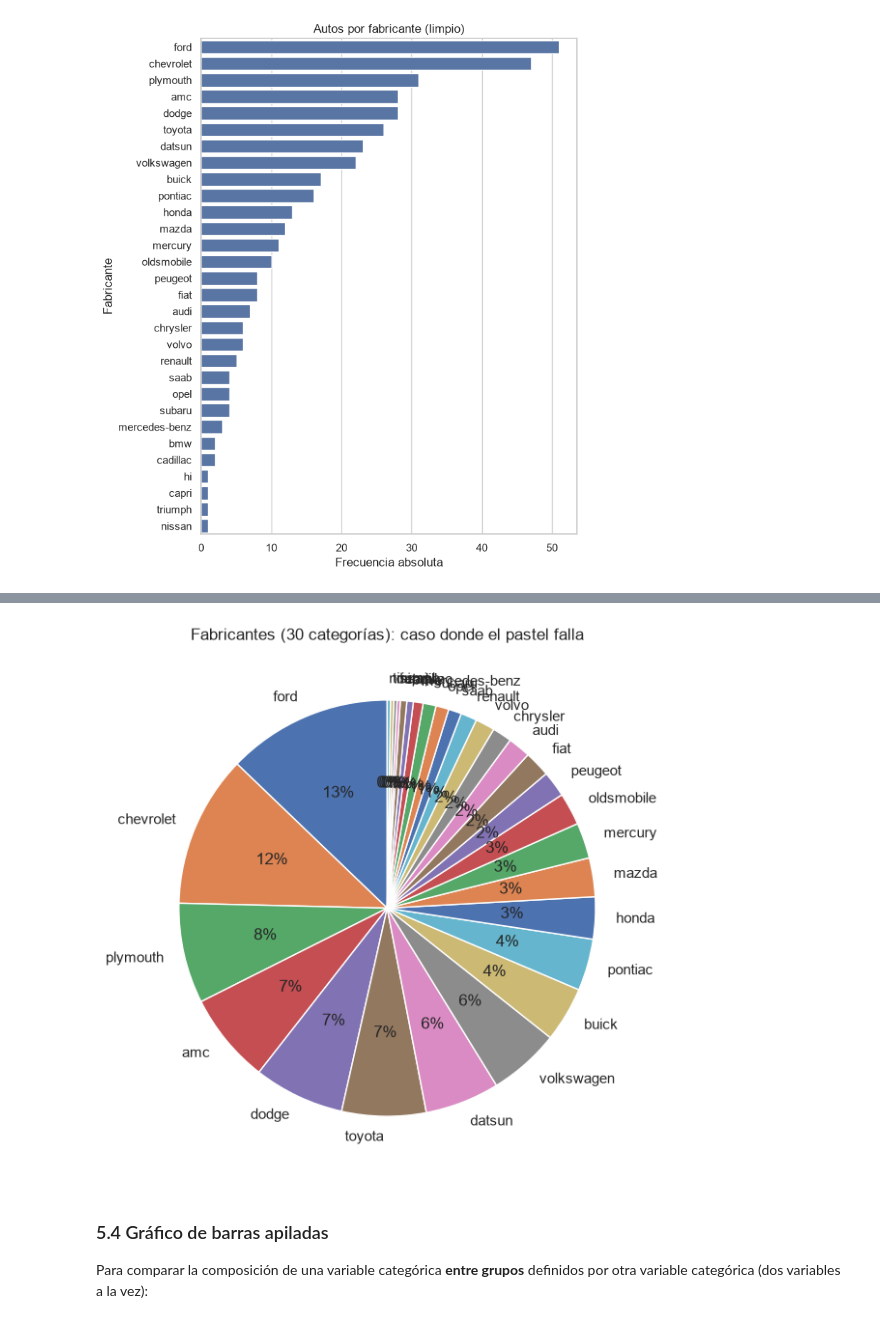
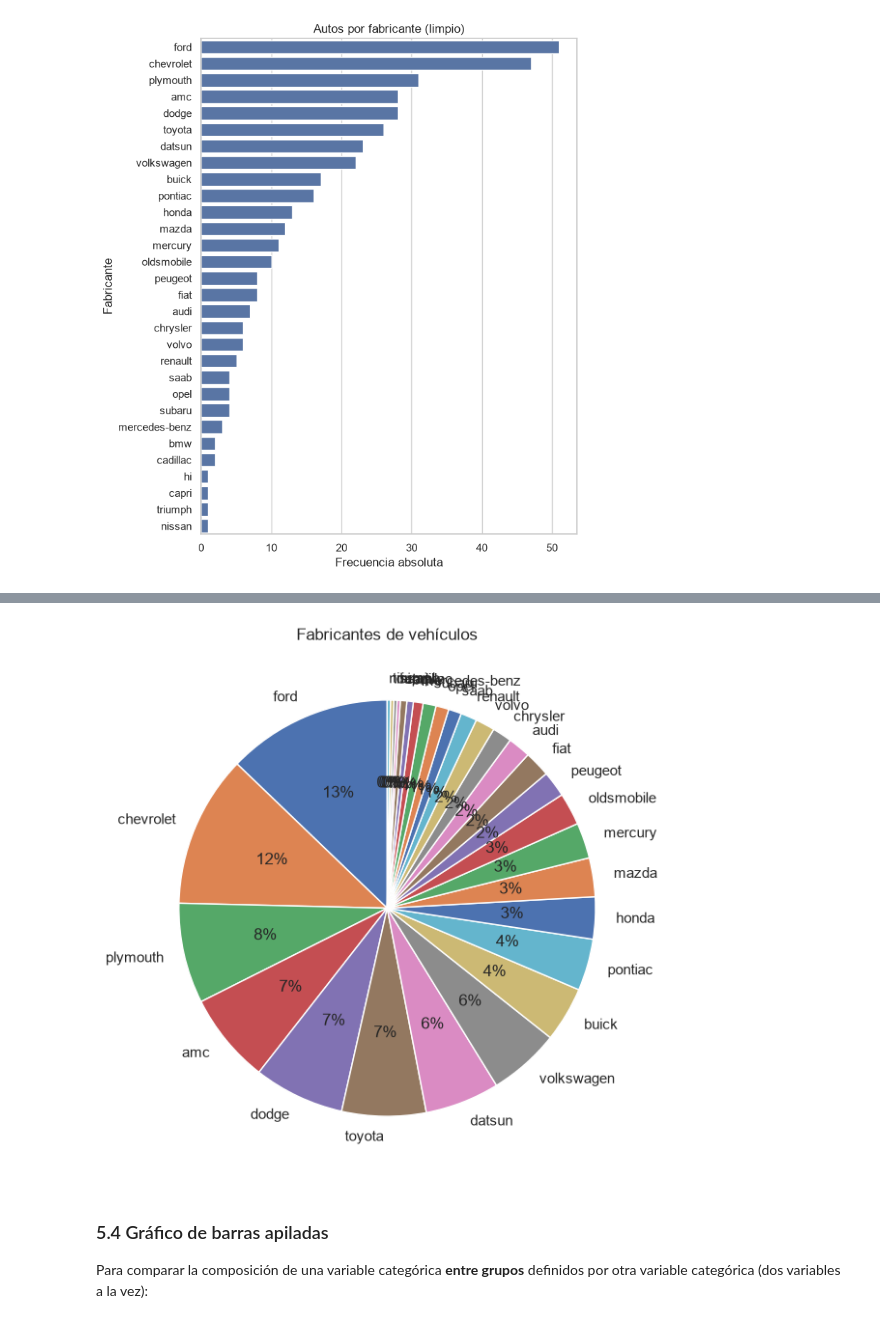
Before and after one commit to nicolasggiraldo/esp_estadistica_202607, a Jupyter notebook: notebooks/04_estadistica_descriptiva_datos_categoricos.ipynb, the cells around one changed output, grey strips where cells are left out. Cells and saved outputs as stored; diff of their text form; code cells hidden in the pictures.

```diff
--- a/notebooks/04_estadistica_descriptiva_datos_categoricos.ipynb
+++ b/notebooks/04_estadistica_descriptiva_datos_categoricos.ipynb
@@ -273,7 +273,7 @@ Varios fabricantes aparecen repetidos por inconsistencias reales en los datos:
 
 Y dos casos que **no** se resuelven con un simple mapeo de alias, porque el problema no es de escritura sino del método de extracción: `hi 1200d` (International Harvester, un fabricante cuyo nombre no aparece tal cual en el texto) y `capri ii` (no es un fabricante, es un modelo — el nombre completo no incluía el fabricante). Para estos dos, corregir requiere revisar el dato original, no solo normalizar texto.
 # %%
-alias_fabricante = {
+alias_manufacturer = {
     "chevy": "chevrolet",
     "chevroelt": "chevrolet",
     "vw": "volkswagen",
@@ -283,7 +283,7 @@ alias_fabricante = {
     "mercedes": "mercedes-benz",
 }
 
-mpg["manufacturer_limpio"] = mpg["manufacturer"].replace(alias_fabricante)
+mpg["manufacturer_limpio"] = mpg["manufacturer"].replace(alias_manufacturer)
 print(f"Categorías antes de limpiar: {mpg['manufacturer'].nunique()}")
 print(f"Categorías después de limpiar: {mpg['manufacturer_limpio'].nunique()}")
 # %% [output]
@@ -345,11 +345,11 @@ plt.show()
 # %%
 # Mismo tipo de gráfico, pero con muchas categorías: se vuelve ilegible
 fig, ax = plt.subplots(figsize=(7, 7))
 ax.pie(conteo_manufacturer, labels=conteo_manufacturer.index, autopct="%1.0f%%", startangle=90)
-ax.set_title("Fabricantes (30 categorías): caso donde el pastel falla")
+ax.set_title("Fabricantes de vehículos")
 plt.show()
 # %% [output]
-[figure, old version]
+[figure, new version]
 # %% [markdown]
 ### 5.4 Gráfico de barras apiladas
 
```
Also changed, not shown: parts of 11 cells of this notebook, 2 other files.
